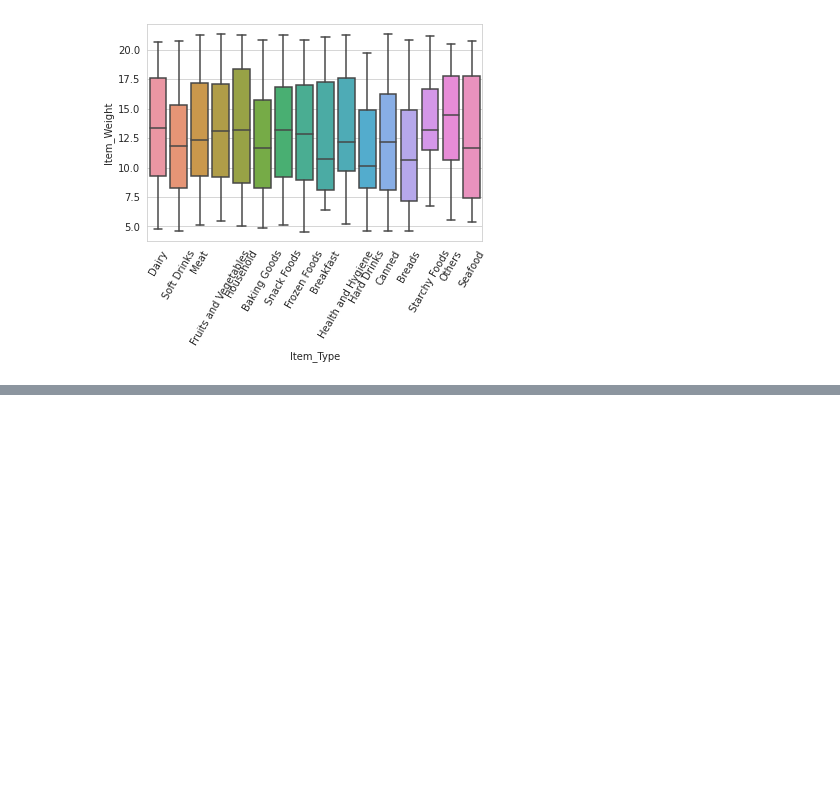
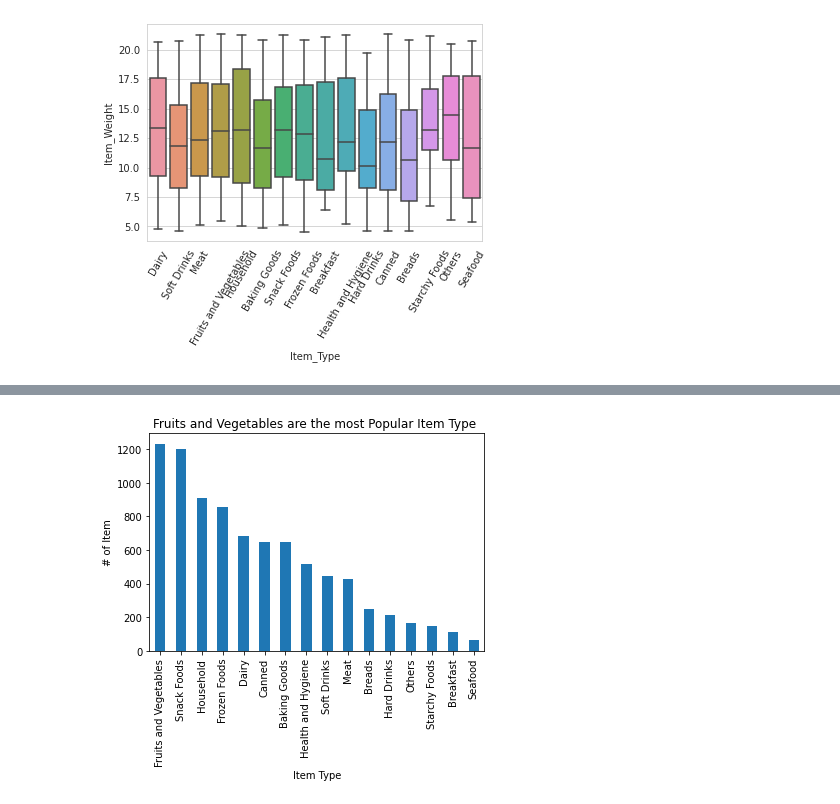
Before and after one commit to mopferman/sales-predictions, a Jupyter notebook: sales_predictions.ipynb, the cells around one changed output, grey strips where cells are left out. Cells and saved outputs as stored; diff of their text form; code cells hidden in the pictures; blank space fills up the shorter version.

```diff
--- a/sales_predictions.ipynb
+++ b/sales_predictions.ipynb
@@ -76 +77,8 @@ sns.heatmap(corr, cmap = "Greens", annot = True);
 [figure]
+# %%
+df['Item_Type'].value_counts().plot(kind = 'bar');
+plt.xlabel('Item Type')
+plt.ylabel('# of Item')
+plt.title("Fruits and Vegetables are the most Popular Item Type ");
+# %% [output]
+[figure, added]
```
Also changed, not shown: parts of 3 cells of this notebook.
